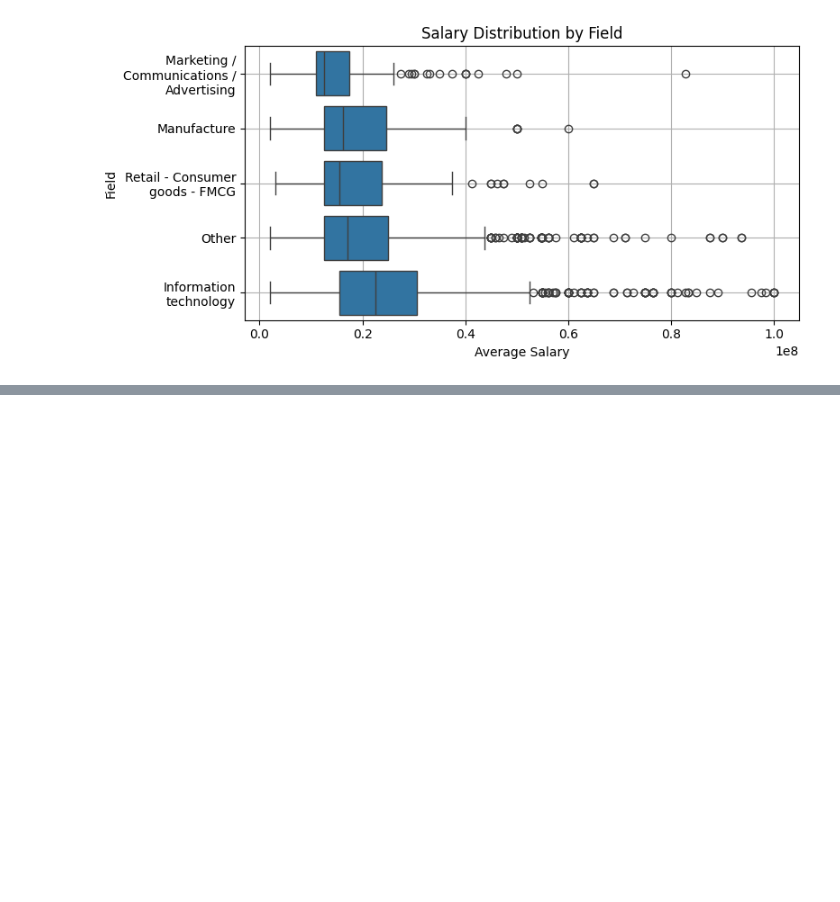
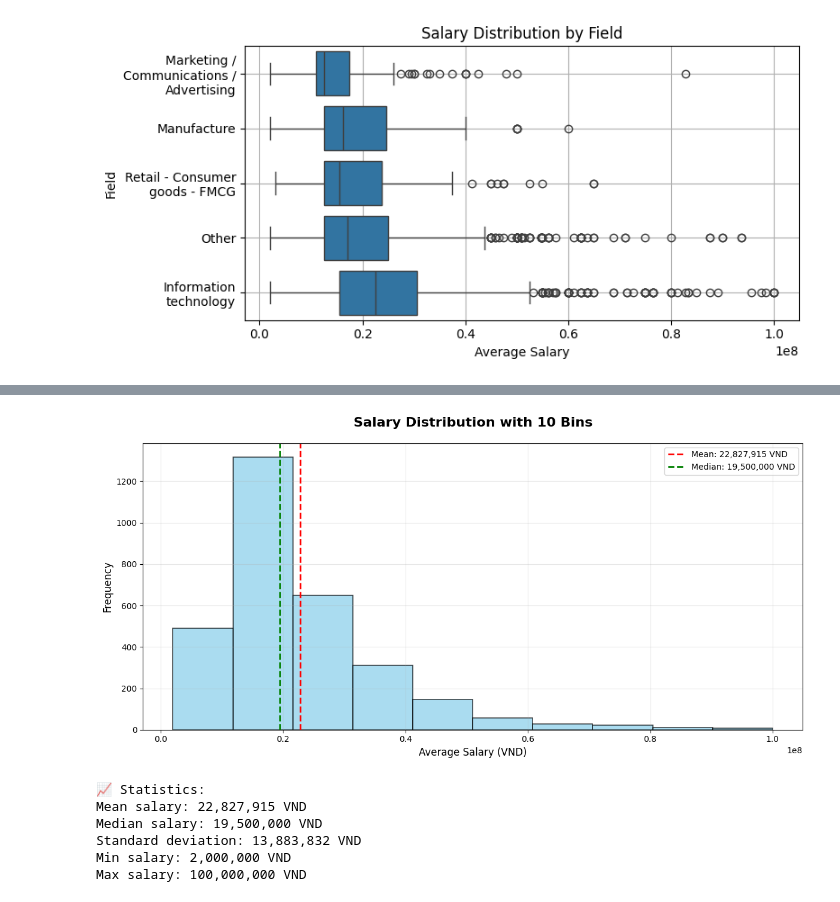
Before and after one commit to thilinnd/IT_salary_in_Vietnam, a Jupyter notebook: Preprocess/2 visualization.ipynb, the cells around one changed output, grey strips where cells are left out. Saved outputs shown, nothing was run; the diff lists cells and outputs as text; code cells hidden in the pictures; blank space fills up the shorter version.

```diff
--- a/Preprocess/2 visualization.ipynb
+++ b/Preprocess/2 visualization.ipynb
@@ -308,0 +339,35 @@ plt.show()
+# %%
+# VISUALIZATION 1: Salary Distribution Histogram with 10 Bins
+plt.figure(figsize=(12, 6))
+
+# Create histogram with 10 bins
+plt.hist(df['average_salary'], bins=10, alpha=0.7, color='skyblue', edgecolor='black', linewidth=1.2)
+
+# Add statistics lines
+mean_salary = df['average_salary'].mean()
+median_salary = df['average_salary'].median()
+plt.axvline(mean_salary, color='red', linestyle='--', linewidth=2, label=f'Mean: {mean_salary:,.0f} VND')
+plt.axvline(median_salary, color='green', linestyle='--', linewidth=2, label=f'Median: {median_salary:,.0f} VND')
+
+plt.title('Salary Distribution with 10 Bins', fontsize=16, fontweight='bold', pad=20)
+plt.xlabel('Average Salary (VND)', fontsize=12)
+plt.ylabel('Frequency', fontsize=12)
+plt.legend()
+plt.grid(True, alpha=0.3)
+plt.tight_layout()
+plt.show()
+
+print(f"📈 Statistics:")
+print(f"Mean salary: {mean_salary:,.0f} VND")
+print(f"Median salary: {median_salary:,.0f} VND")
+print(f"Standard deviation: {df['average_salary'].std():,.0f} VND")
+print(f"Min salary: {df['average_salary'].min():,.0f} VND")
+print(f"Max salary: {df['average_salary'].max():,.0f} VND")
+# %% [output]
+[figure, added]
+📈 Statistics:
+Mean salary: 22,827,915 VND
+Median salary: 19,500,000 VND
+Standard deviation: 13,883,832 VND
+Min salary: 2,000,000 VND
+Max salary: 100,000,000 VND
```
Also changed, not shown: parts of 4 cells of this notebook, 4 other files.
